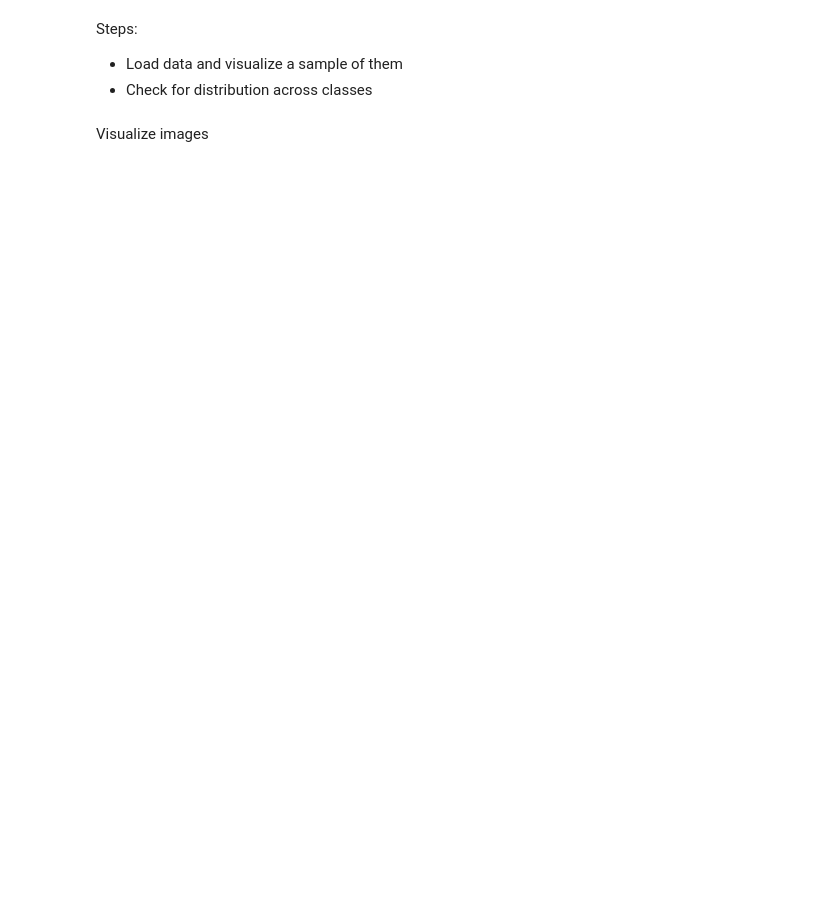
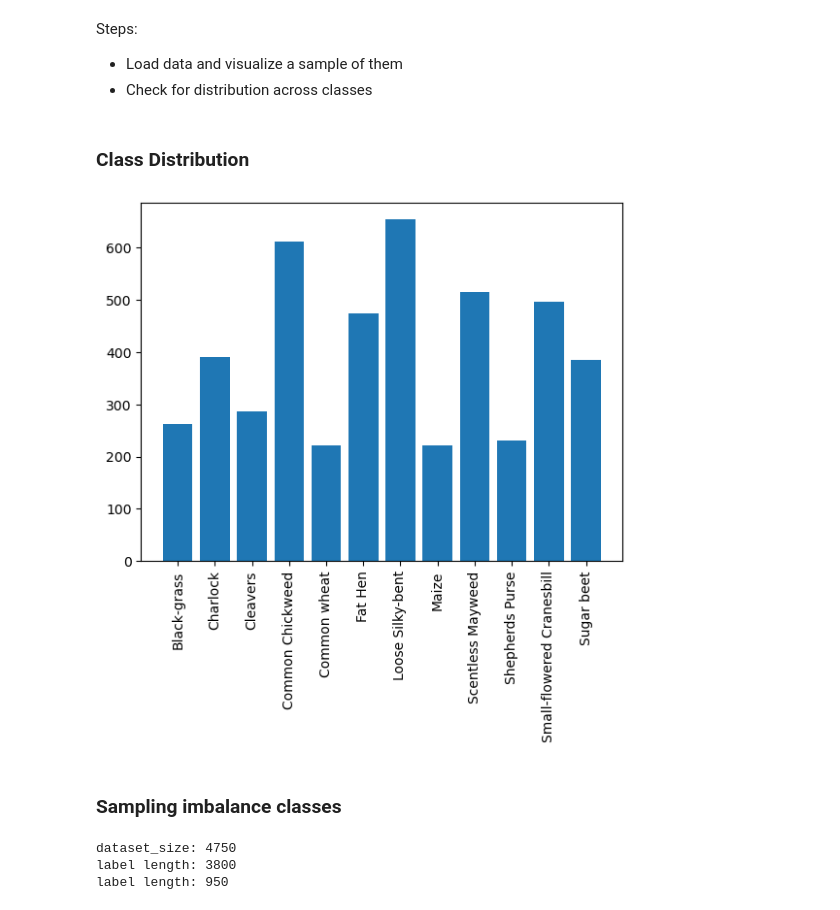
Before and after one commit to swappysh/SeedlingClassification, a Jupyter notebook: seedling-classification.ipynb, the cells around one changed output. Cells and saved outputs as stored; diff of their text form; code cells hidden in the pictures; blank space fills up the shorter version.

Commit message:
Loaded balanced dataset

```diff
--- a/seedling-classification.ipynb
+++ b/seedling-classification.ipynb
@@ -13,5 +40,10 @@ Steps:
 # Load the data
 from torchvision import datasets, transforms
 
-trainDataset = datasets.ImageFolder('\.', transform=transforms.ToTensor())
-testDataset = datasets.ImageFolder('\.', transform=transforms.ToTensor())
+transforms = transforms.Compose([
+    transforms.Resize((256, 256)),
+    transforms.ToTensor()
+])
+
+dataset = datasets.ImageFolder('./train', transform=transforms)
+testDataset = ImgDataset('./test', transform=transforms)
@@ -23,2 +50,17 @@ testDataLoader = DataLoader(testDataset, batch_size=64, shuffle=True)
-# %% [markdown]
-Visualize images
+# %% [markdown]
+### Class Distribution
+# %%
+# Plot class distribution
+from collections import Counter
+import matplotlib.pyplot as plt
+
+distribution = dict(Counter(dataset.targets))
+
+# Plot class distribution histogram
+plt.bar(list(map(lambda x: dataset.classes[x], distribution.keys())), distribution.values())
+plt.xticks(rotation=90)
+plt.show()
+# %% [output]
+[figure, added]
+# %% [markdown]
+### Sampling imbalance classes
@@ -24,0 +81,22 @@ Visualize images
+# %%
+from torch.utils.data import DataLoader, random_split
+from torch.utils.data import Subset
+
+# Split validation data from training data
+dataset_size = len(dataset)
+indices = list(range(dataset_size))
+np.random.shuffle(indices) # shuffle the dataset before splitting into train and val
+print(f'dataset_size: {dataset_size}')
+
+split = int(np.floor(0.8 * dataset_size))
+train_indices, val_indices = indices[:split], indices[split:]
+
+BATCH_SIZE = 64
+
+train = DataLoader(Subset(dataset, train_indices), sampler=sampler(train_indices), batch_size=BATCH_SIZE)
+val = DataLoader(Subset(dataset, val_indices), sampler=sampler(val_indices), batch_size=BATCH_SIZE)
+test = DataLoader(testDataset, batch_size=BATCH_SIZE, shuffle=True)
+# %% [output]
+dataset_size: 4750
+label length: 3800
+label length: 950
```
Also changed, not shown: parts of 12 cells of this notebook.
